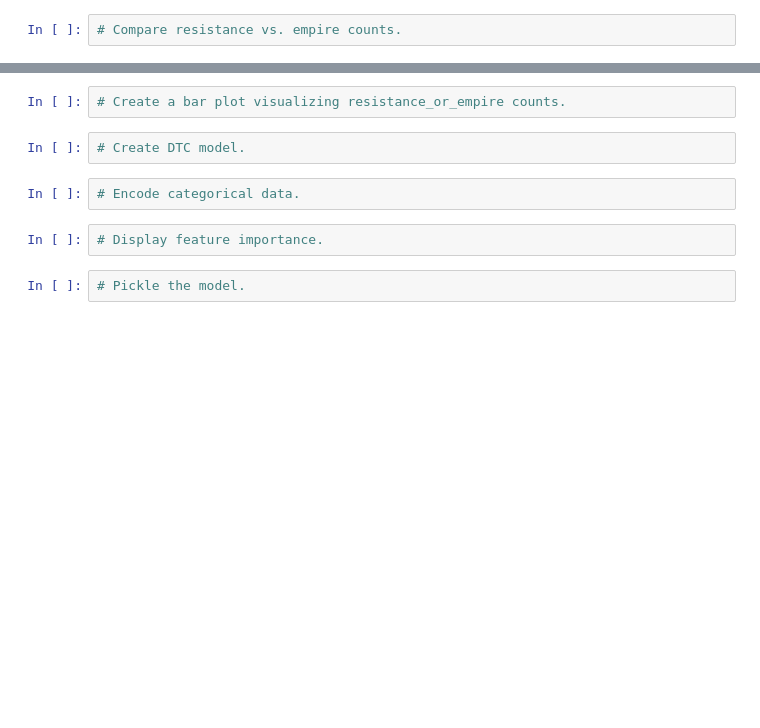
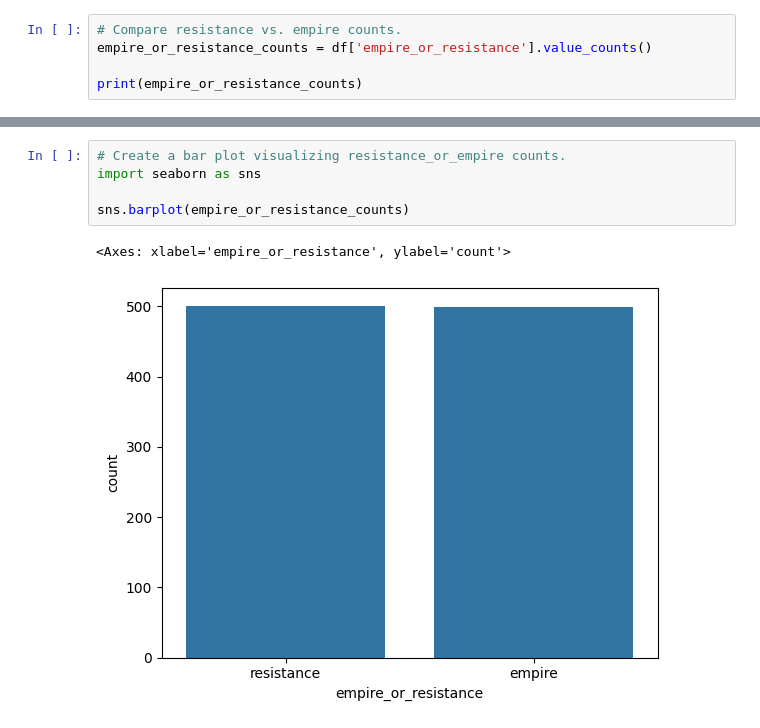
Before and after one commit to smm2311/edp-guided-3, a Jupyter notebook: part_2.ipynb, the cells around one changed output, grey strips where cells are left out. Saved outputs shown, nothing was run; the diff lists cells and outputs as text; blank space fills up the shorter version.

```diff
--- a/part_2.ipynb
+++ b/part_2.ipynb
@@ -5,2 +21,5 @@ df = pd.read_csv('data\\troop_movements.csv')
 # %%
 # Compare resistance vs. empire counts.
+empire_or_resistance_counts = df['empire_or_resistance'].value_counts()
+
+print(empire_or_resistance_counts)
@@ -13,10 +96,8 @@ df = pd.read_csv('data\\troop_movements.csv')
 # %%
 # Create a bar plot visualizing resistance_or_empire counts.
+import seaborn as sns
+
+sns.barplot(empire_or_resistance_counts)
+# %% [output]
+<Axes: xlabel='empire_or_resistance', ylabel='count'>
+[figure, added]
-# %%
-# Create DTC model.
-# %%
-# Encode categorical data.
-# %%
-# Display feature importance.
-# %%
-# Pickle the model.
```
Also changed, not shown: parts of 8 cells of this notebook, 2 other files.
